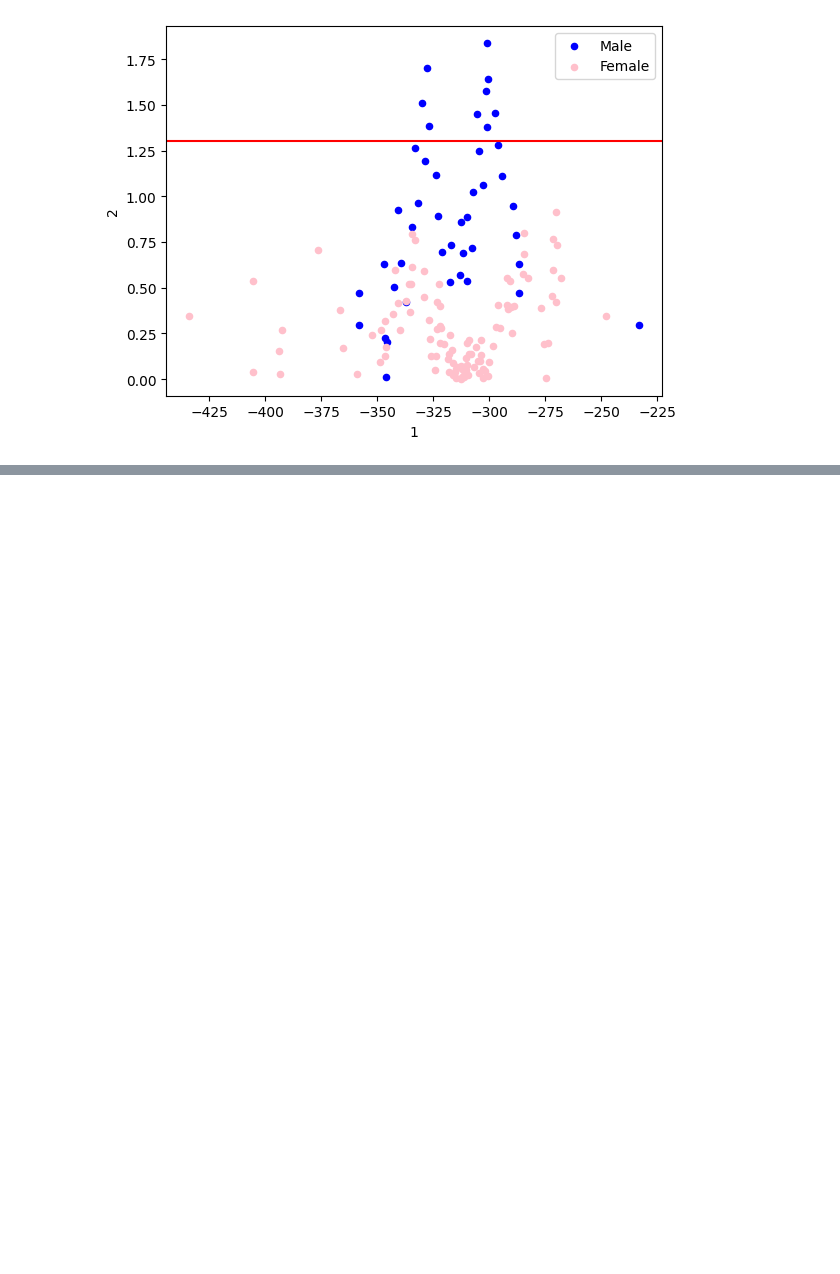
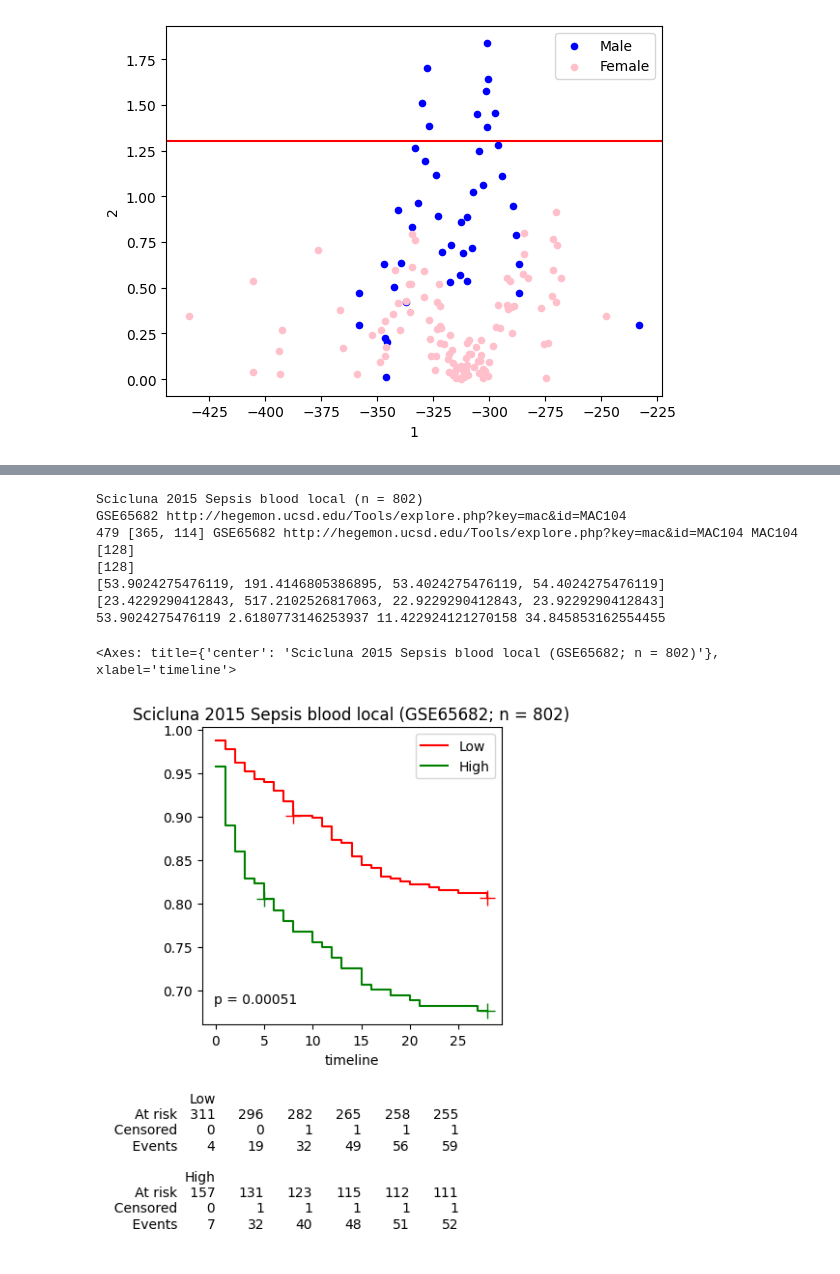
Before and after one commit to sahoo00/BoNE, a Jupyter notebook: SMaRT/Figure4.ipynb, the cells around one changed output, grey strips where cells are left out. Saved outputs shown, nothing was run; the diff lists cells and outputs as text; code cells hidden in the pictures; blank space fills up the shorter version.

```diff
--- a/SMaRT/Figure4.ipynb
+++ b/SMaRT/Figure4.ipynb
@@ -338,0 +658,13 @@ GSE65218 MACV120.2
+# %%
+figure4c()
+# %% [output]
+Scicluna 2015 Sepsis blood local (n = 802)
+GSE65682 http://hegemon.ucsd.edu/Tools/explore.php?key=mac&id=MAC104
+479 [365, 114] GSE65682 http://hegemon.ucsd.edu/Tools/explore.php?key=mac&id=MAC104 MAC104
+[128]
+[128]
+[53.9024275476119, 191.4146805386895, 53.4024275476119, 54.4024275476119]
+[23.4229290412843, 517.2102526817063, 22.9229290412843, 23.9229290412843]
+53.9024275476119 2.6180773146253937 11.422924121270158 34.845853162554455
+<Axes: title={'center': 'Scicluna 2015 Sepsis blood local (GSE65682; n = 802)'}, xlabel='timeline'>
+[figure, added]
```
Also changed, not shown: parts of 10 cells of this notebook, 2 other files.
